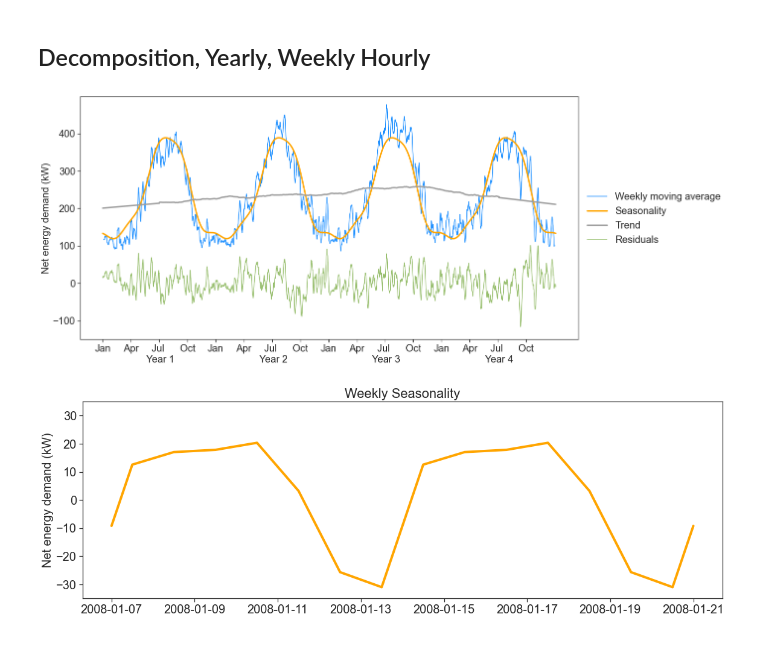
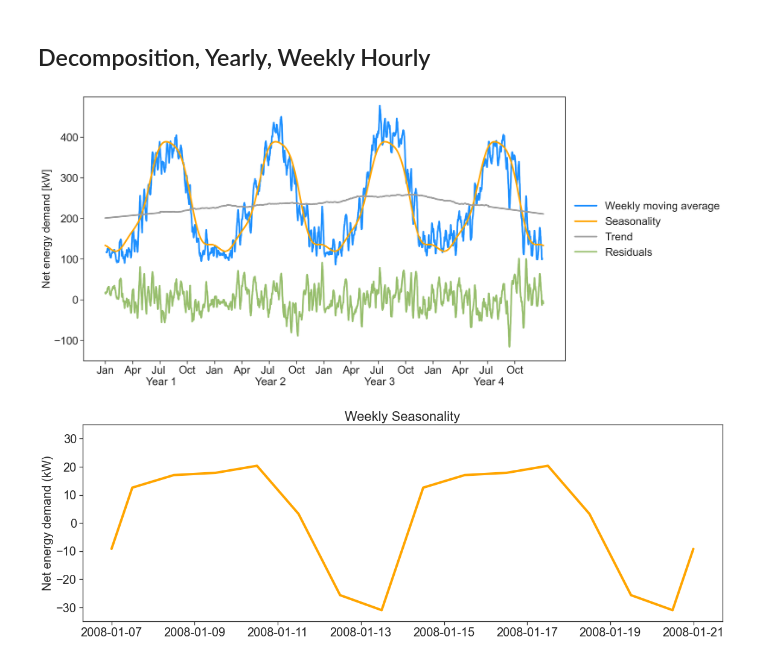
Before and after one commit to erickCantu/TheGreenCitySolutionsGroup, a Jupyter notebook: notebooks/EDA_Weekly_Decomposition.ipynb, the cells around one changed output. Cells and saved outputs as stored; diff of their text form; code cells hidden in the pictures.

Commit message:
Seasonality and trend decomposition graph. Merge font with Rafael's plot

```diff
--- a/notebooks/EDA_Weekly_Decomposition.ipynb
+++ b/notebooks/EDA_Weekly_Decomposition.ipynb
@@ -168,38 +168,40 @@ df['hourly_rolling'] = df['hour'].map(lambda x:hourly_rolling[x])
 df['decom_H'] = df['decom_W'] - df['hourly_rolling']
 # %%
 sns.axes_style()
-sns.set(font="Arial")
+# sns.set(font="Arial")
+plt.rcParams['font.family'] = 'sans-serif'
+plt.rcParams['font.sans-serif'] = ['Barlow']
 sns.set_style('white')
-
+plt.rcParams['figure.dpi'] = 200
 
 font_size=20
-fig, ax = plt.subplots(figsize = (18,9))
-ax = sns.lineplot(x = df['datetime'], y = df['net_load_kW'].rolling(24*7, center=True).mean(), color = COLOR_WINTER)
+fig, ax = plt.subplots(figsize = (16,9))
+ax = sns.lineplot(x = df['datetime'], y = df['net_load_kW'].rolling(24*7, center=True).mean(), linewidth = 3, color = COLOR_WINTER)
 ax = sns.lineplot(x = df['datetime'], y = df['season_Y']+model.intercept_, linewidth =3, color = COLOR_SUMMER)
 ax = sns.lineplot(x = df['datetime'], y = df['trend_Y'], linewidth=3, color = COLOR_AUTUMN)
-ax = sns.lineplot(x = df['datetime'], y = df['decom_Y'].rolling(24*7, center = True, min_periods=1).mean(), color = COLOR_SPRING)
+ax = sns.lineplot(x = df['datetime'], y = df['decom_Y'].rolling(24*7, center = True, min_periods=1).mean(), linewidth=3,color = COLOR_SPRING)
 plt.ylim(-150, 499)
 # sns.despine()
 plt.xlabel('', fontsize=font_size)
-plt.ylabel('Net energy demand (kW)', fontsize= font_size)
+plt.ylabel('Net energy demand [kW]', fontsize= font_size)
 plt.title('', fontsize= font_size+2)
 plt.xticks(fontsize=font_size)
 plt.yticks(fontsize=font_size)
 ax.tick_params(axis='x', which='major', bottom=True)
 ax.tick_params(axis='y', which='major', left=True)
 ax.set_xticks([df.loc[91*i*24,'datetime'] for i in range(16)] )
 # ax.set_xticklabels([['Jan','Apr',f'Jul \n Year {i}','Oct',] for i in range(1,5)], fontsize=font_size)
 ax.set_xticklabels(['Jan','Apr','Jul \n Year 1','Oct',
                     'Jan','Apr','Jul \n Year 2','Oct',
                     'Jan','Apr','Jul \n Year 3','Oct',
                     'Jan','Apr','Jul \n Year 4','Oct'], fontsize=font_size)
 
 fig.legend(title='', loc='center left', bbox_to_anchor=(0.9, 0.5),
             labels=['Weekly moving average', 'Seasonality', 'Trend', 'Residuals'],
             fontsize=font_size, frameon=False)
-fig.savefig('../images/decomposition_yearly_net_energy_usage_final_presentation.png', dpi=450, bbox_inches='tight')
+fig.savefig('../images/decomposition_yearly_net_energy_usage_final_presentation.png', bbox_inches='tight')
 # %% [output]
-[figure, old version]
+[figure, new version]
 # %%
 fig, ax = plt.subplots(figsize=(19,6))
 ax = sns.lineplot(x = df['datetime'], y = df['season_W'][24*5:(24*5+1)+14*24], color = COLOR_SUMMER, linewidth=4)
```
Also changed, not shown: 1 other file.
